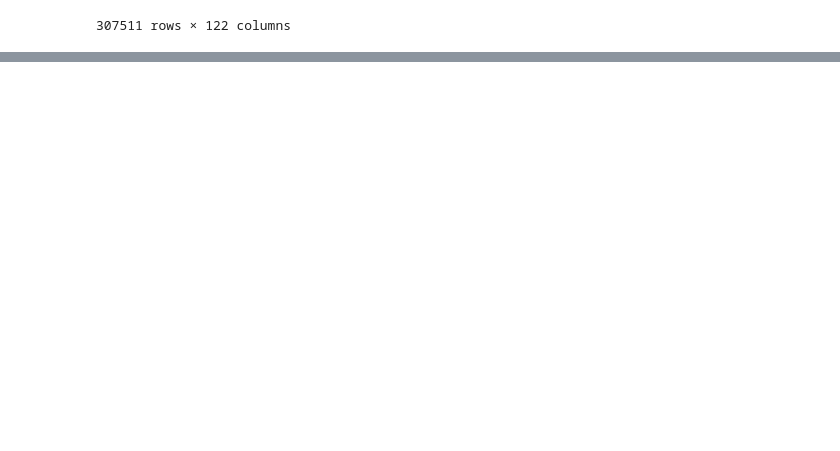
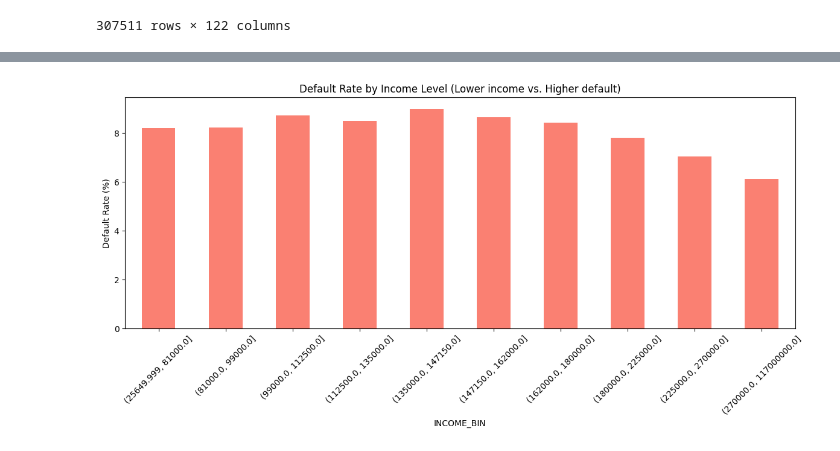
Before and after one commit to Cindy-eng/AI-Data-Engineer--Assignments, a Jupyter notebook: 13_Credit information analysis/13_Credit information analysis.ipynb, the cells around one changed output, grey strips where cells are left out. Cells and saved outputs as stored; diff of their text form; code cells hidden in the pictures; blank space fills up the shorter version.

```diff
--- a/13_Credit information analysis/13_Credit information analysis.ipynb
+++ b/13_Credit information analysis/13_Credit information analysis.ipynb
@@ -78,0 +103,7 @@ plt.show()
+# %%
+#here i would to like to see whether default rate is correlate with lower income
+df['INCOME_BIN'] = pd.qcut(df['AMT_INCOME_TOTAL'], q=10, duplicates='drop')
+
+income_default = df.groupby('INCOME_BIN')['TARGET'].mean() * 100
+print(df['INCOME_BIN'])
+print(income_default)
@@ -78,0 +123,10 @@ plt.show()
+# %%
+plt.figure(figsize=(12, 6))
+income_default.plot(kind='bar', color='salmon')
+plt.ylabel('Default Rate (%)')
+plt.title('Default Rate by Income Level (Lower income vs. Higher default)')
+plt.xticks(rotation=45)
+plt.tight_layout()
+plt.show()
+# %% [output]
+[figure, added]
```
Also changed, not shown: parts of 10 cells of this notebook, 1 other file.
